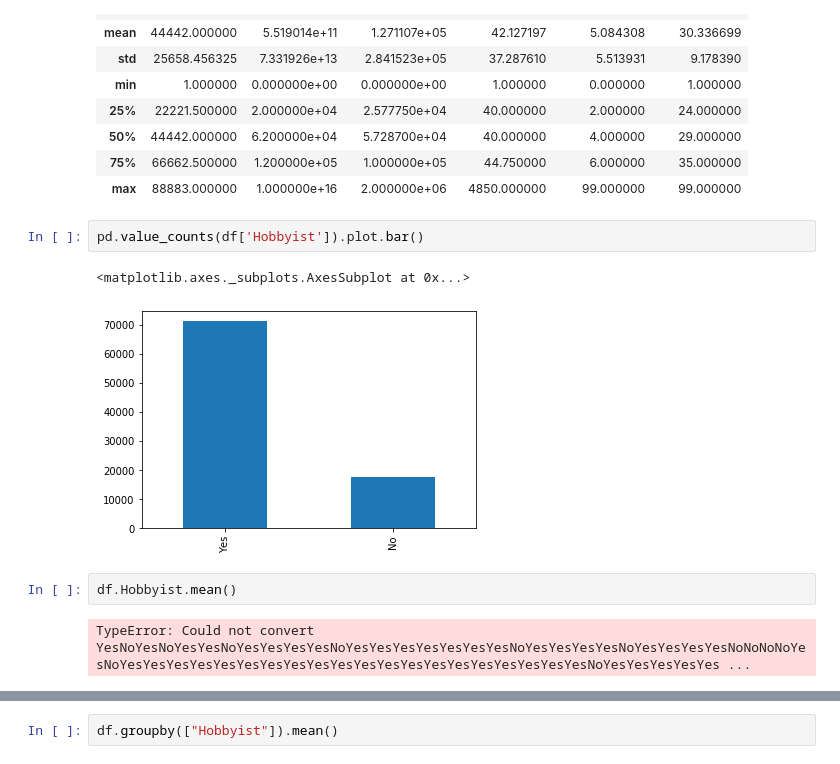
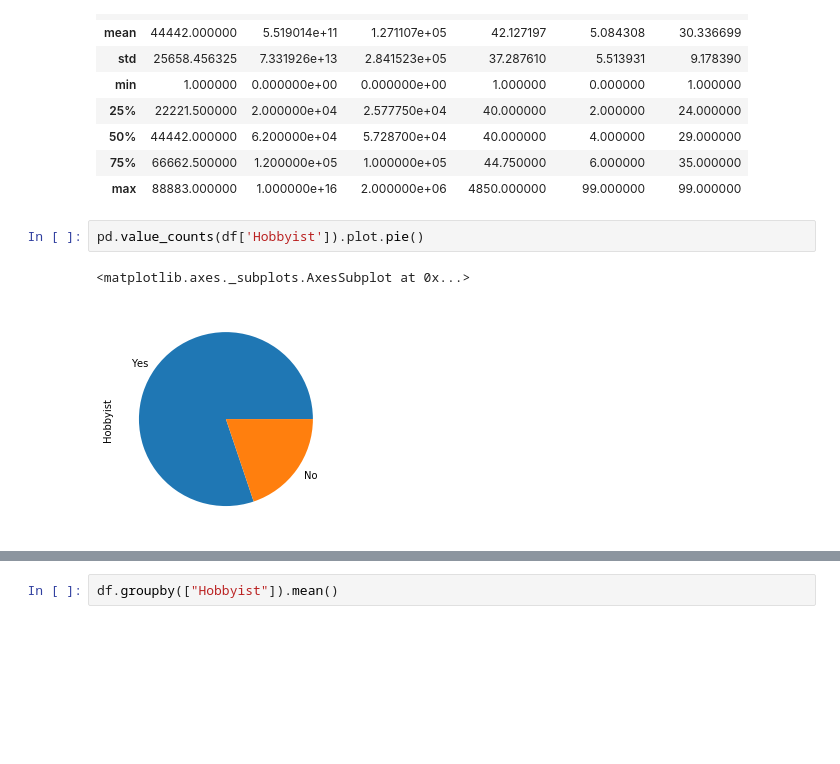
Before and after one commit to santoshvijapure/stakOverFLow_Data_Analysis, a Jupyter notebook: notebooks/language analytics.ipynb, the cells around one changed output, grey strips where cells are left out. Cells and saved outputs as stored; diff of their text form; blank space fills up the shorter version.

```diff
--- a/notebooks/language analytics.ipynb
+++ b/notebooks/language analytics.ipynb
@@ -52,11 +68,7 @@ df.describe()
 | 75% | 66662.500000 | 1.200000e+05 | 1.000000e+05 | 44.750000 | 6.000000 | 35.000000 |
 | max | 88883.000000 | 1.000000e+16 | 2.000000e+06 | 4850.000000 | 99.000000 | 99.000000 |
 # %%
-pd.value_counts(df['Hobbyist']).plot.bar()
+pd.value_counts(df['Hobbyist']).plot.pie()
 # %% [output]
 <matplotlib.axes._subplots.AxesSubplot at 0x...>
-[figure, old version]
+[figure, new version]
-# %%
-df.Hobbyist.mean()
-# %% [output]
-TypeError: Could not convert YesNoYesNoYesYesNoYesYesYesYesNoYesYesYesYesYesYesYesNoYesYesYesYesNoYesYesYesYesNoNoNoNoYesNoYesYesYesYesYesYesYesYesYesYesYesYesYesYesYesYesYesYesYesYesNoYesYesYesYesYes ...
```
Also changed, not shown: parts of 15 cells of this notebook.
